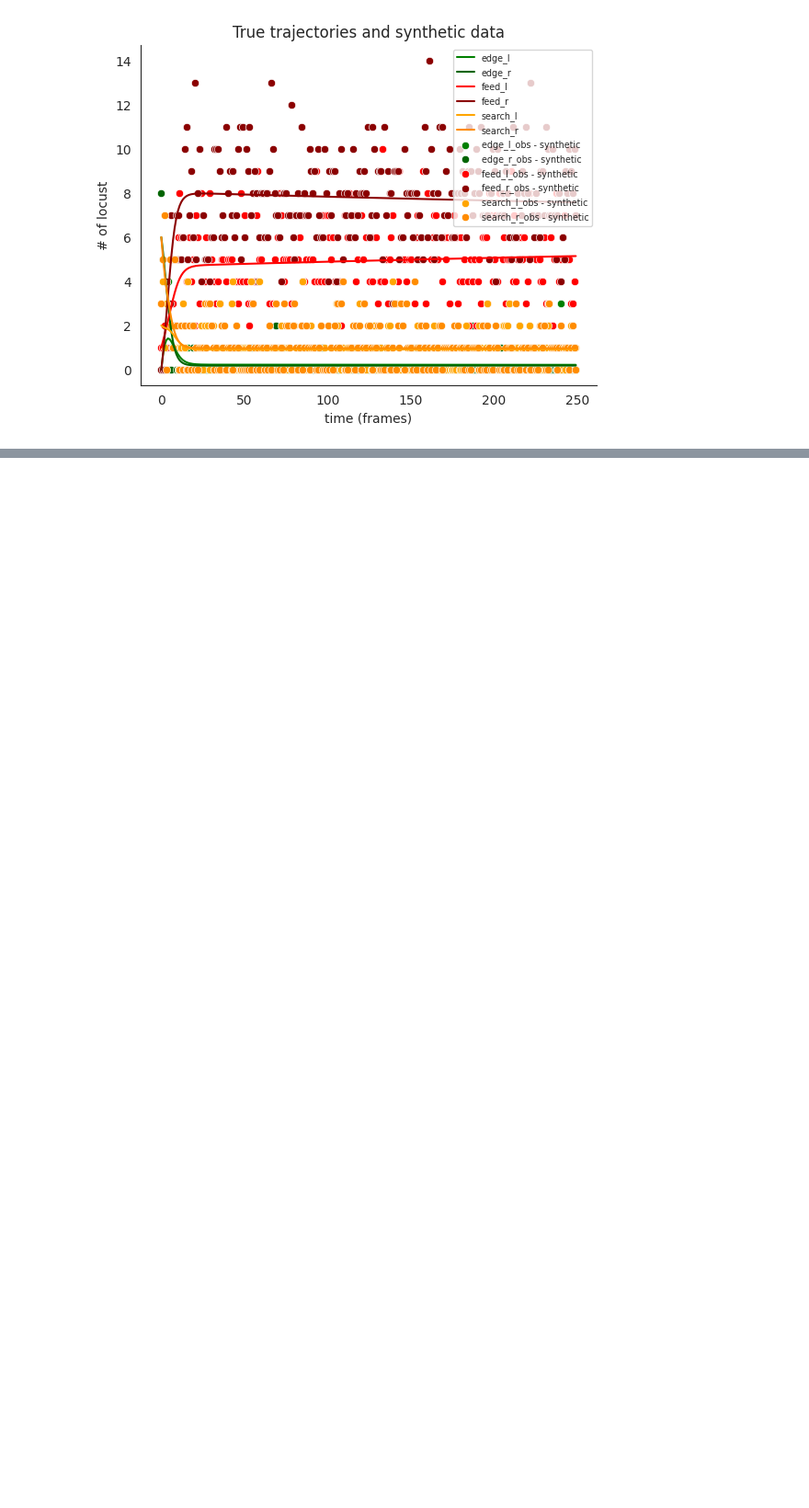
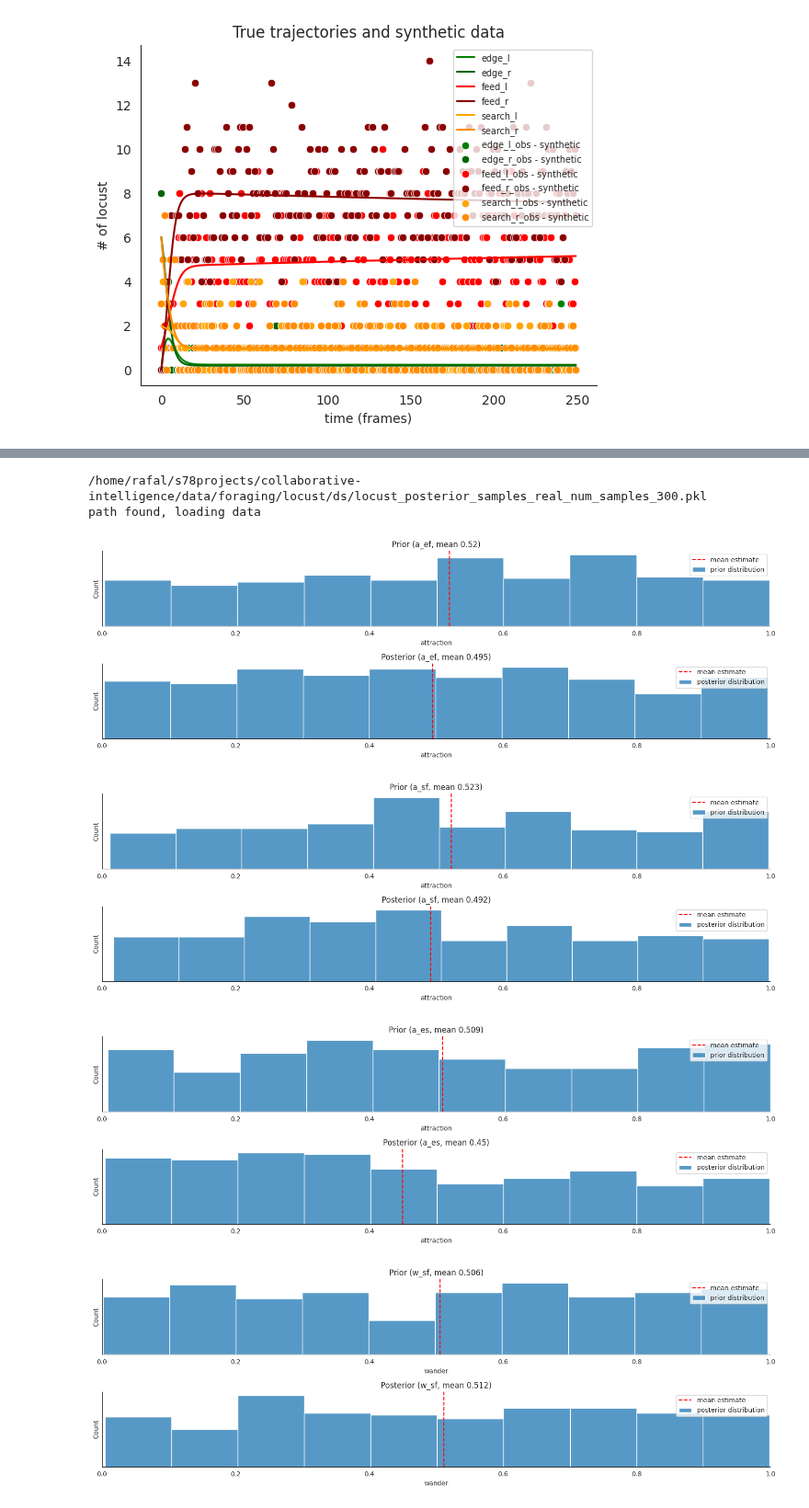
Before and after one commit to BasisResearch/collab-creatures, a Jupyter notebook: docs/experimental/locust_ds_complete_ts.ipynb, the cells around one changed output, grey strips where cells are left out. Shown at 92% size. Cells and saved outputs as stored; diff of their text form; code cells hidden in the pictures; blank space fills up the shorter version.

```diff
--- a/docs/experimental/locust_ds_complete_ts.ipynb
+++ b/docs/experimental/locust_ds_complete_ts.ipynb
@@ -341,0 +294,64 @@ TypeError: conditioned_locust_model() missing 2 required positional arguments: '
+# %%
+def get_locust_posterior_samples_real():
+    locust_predictive = Predictive(
+        lc.simulated_bayesian_locust, guide=guide_real, num_samples=num_samples
+    )
+    locust_posterior_samples_real = locust_predictive(
+        init_state, start_time, logging_times
+    )
+    return locust_posterior_samples_real
+
+
+locust_posterior_samples_real = progress_saver(
+    name="locust_posterior_samples_real",
+    subfolder="foraging/locust/ds",
+    properties=[num_samples],
+    property_names=["num_samples"],
+    code_f=get_locust_posterior_samples_real,
+)
+# %% [output]
+/home/rafal/s78projects/collaborative-intelligence/data/foraging/locust/ds/locust_posterior_samples_real_num_samples_300.pkl
+path found, loading data
+# %%
+lc.plot_ds_estimates(
+    locust_prior_samples,
+    locust_posterior_samples_real,
+    "attraction",
+    4,
+    ground_truth=False,
+    xlim=1,
+)
+
+lc.plot_ds_estimates(
+    locust_prior_samples,
+    locust_posterior_samples_real,
+    "attraction",
+    5,
+    ground_truth=False,
+    xlim=1,
+)
+
+
+lc.plot_ds_estimates(
+    locust_prior_samples,
+    locust_posterior_samples_real,
+    "attraction",
+    2,
+    ground_truth=False,
+    xlim=1,
+)
+
+
+lc.plot_ds_estimates(
+    locust_prior_samples,
+    locust_posterior_samples_real,
+    "wander",
+    3,
+    ground_truth=False,
+    xlim=1,
+)
+# %% [output]
+[figure, added]
+[figure, added]
+[figure, added]
+[figure, added]
```
Also changed, not shown: parts of 19 cells of this notebook, 18 other files.
